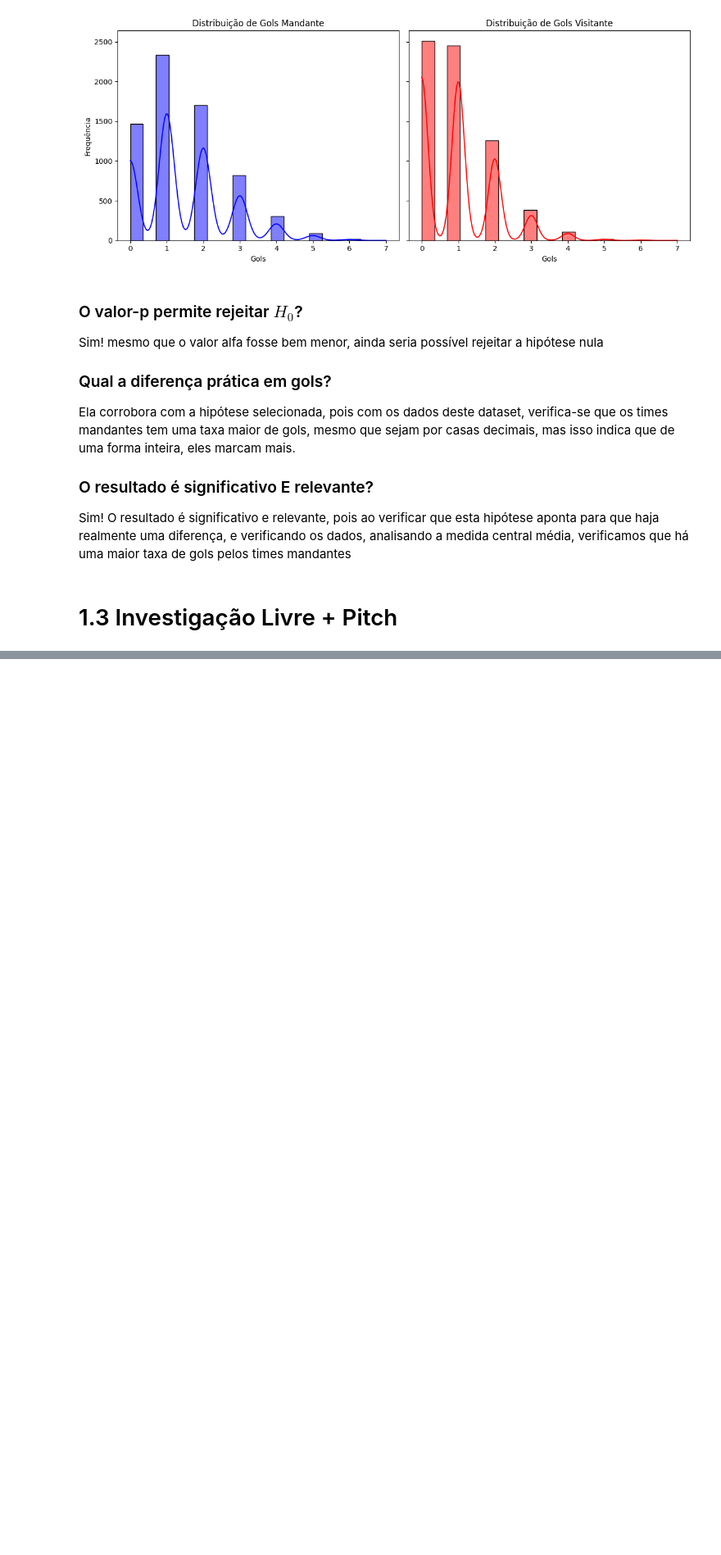
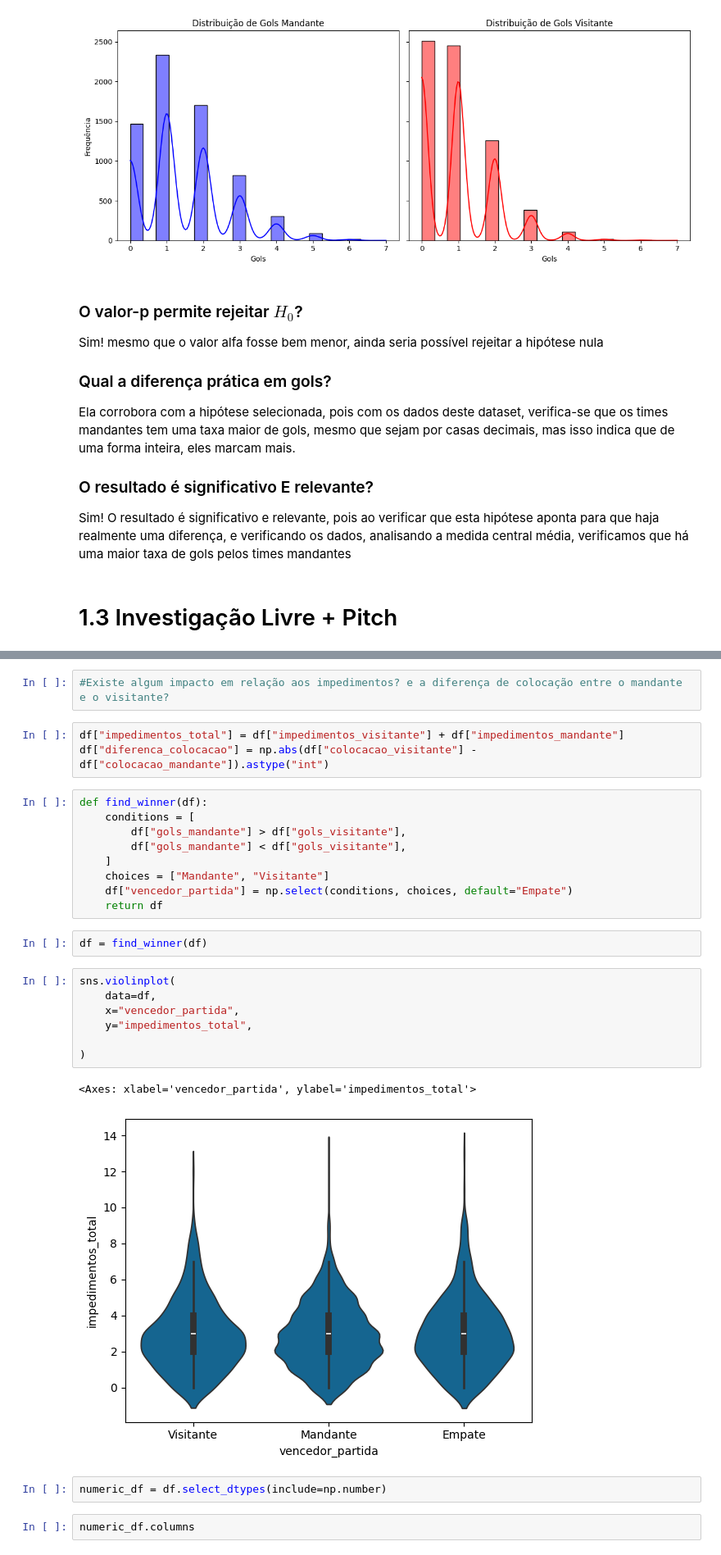
Before and after one commit to zicziczic/OPT004-CienciaDeDados, a Jupyter notebook: Lab2. - EDA e Viz de dados de Futebol/Lab2.ipynb, the cells around one changed output, grey strips where cells are left out. Shown at 82% size. Drawn from its saved outputs; the diff is of its cells as text; blank space fills up the shorter version.

```diff
--- a/Lab2. - EDA e Viz de dados de Futebol/Lab2.ipynb
+++ b/Lab2. - EDA e Viz de dados de Futebol/Lab2.ipynb
@@ -295,0 +303,30 @@ df
+# %%
+#Existe algum impacto em relação aos impedimentos? e a diferença de colocação entre o mandante e o visitante?
+# %%
+df["impedimentos_total"] = df["impedimentos_visitante"] + df["impedimentos_mandante"]
+df["diferenca_colocacao"] = np.abs(df["colocacao_visitante"] - df["colocacao_mandante"]).astype("int")
+# %%
+def find_winner(df):
+    conditions = [
+        df["gols_mandante"] > df["gols_visitante"],
+        df["gols_mandante"] < df["gols_visitante"],
+    ]
+    choices = ["Mandante", "Visitante"]
+    df["vencedor_partida"] = np.select(conditions, choices, default="Empate")
+    return df
+# %%
+df = find_winner(df)
+# %%
+sns.violinplot(
+    data=df,
+    x="vencedor_partida",
+    y="impedimentos_total",
+
+)
+# %% [output]
+<Axes: xlabel='vencedor_partida', ylabel='impedimentos_total'>
+[figure, added]
+# %%
+numeric_df = df.select_dtypes(include=np.number)
+# %%
+numeric_df.columns
```
Also changed, not shown: parts of 8 cells of this notebook.
